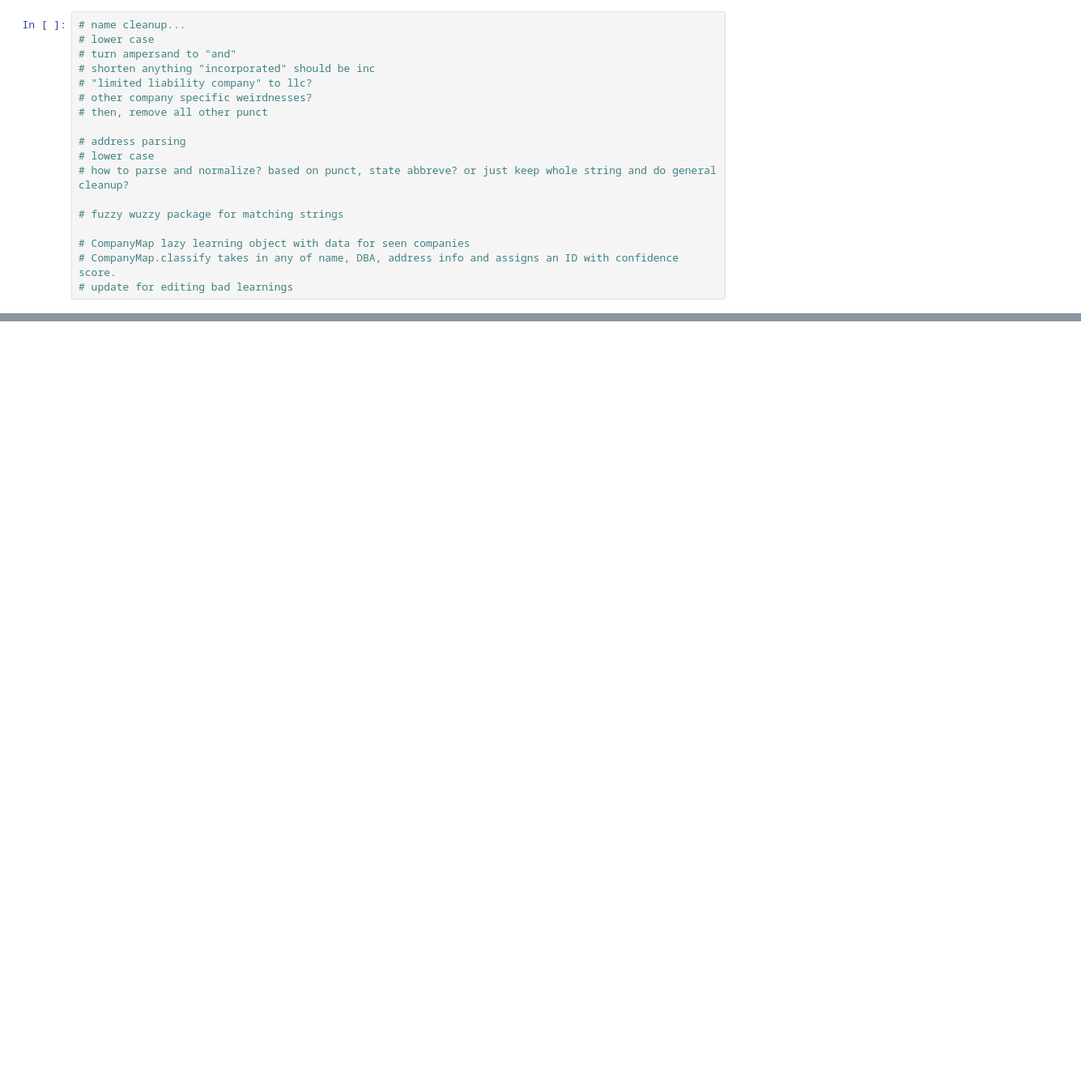
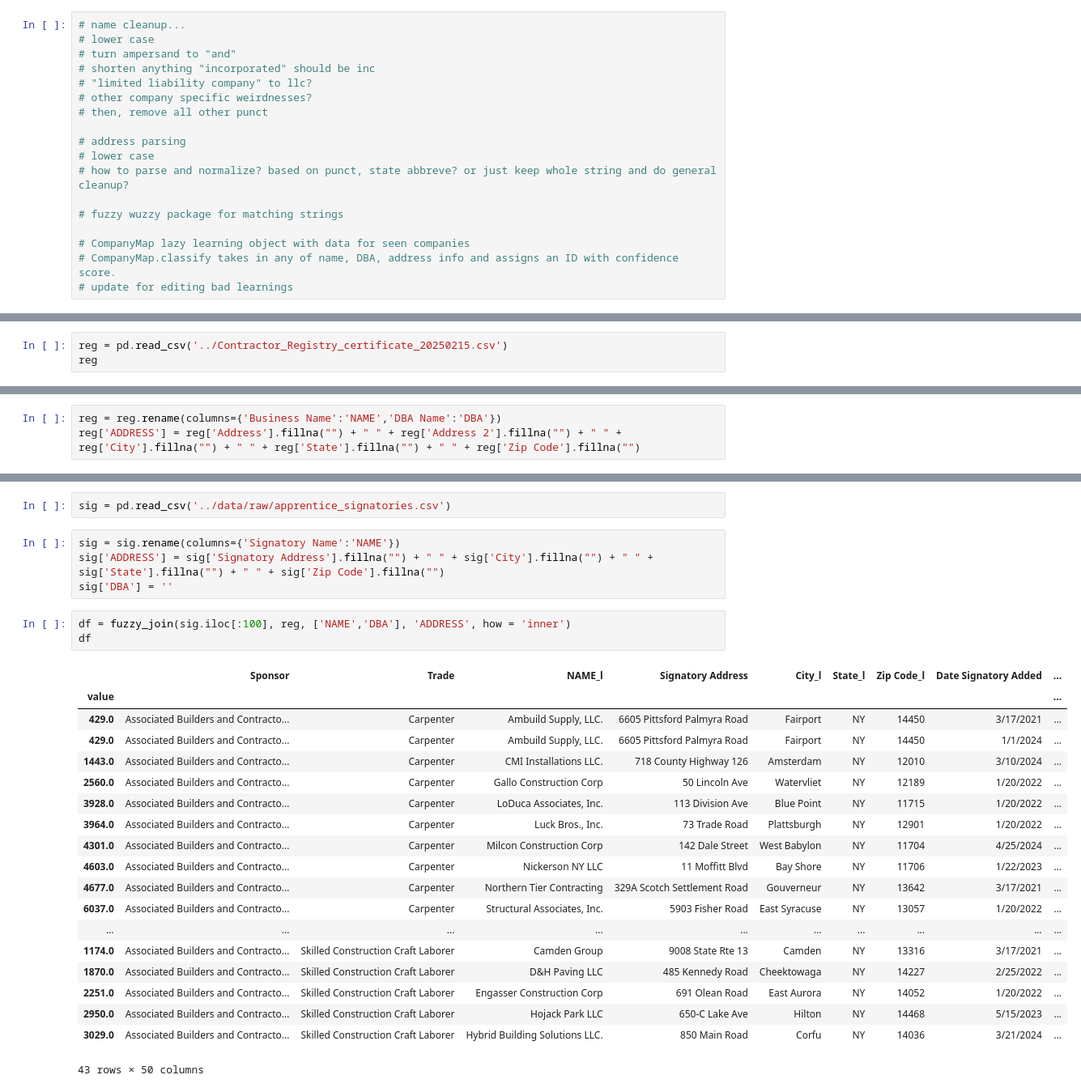
Before and after one commit to allieferas/nyffc-plab, a Jupyter notebook: notebooks/names.ipynb, the cells around one changed output, grey strips where cells are left out. Shown at 81% size. Drawn from its saved outputs; the diff is of its cells as text; blank space fills up the shorter version.

```diff
--- a/notebooks/names.ipynb
+++ b/notebooks/names.ipynb
@@ -27 +27,4 @@ from src.mapping import CompanyMap
 import pandas as pd
+# %%
+reg = pd.read_csv('../Contractor_Registry_certificate_20250215.csv')
+reg
@@ -28 +45,4 @@ import pandas as pd
+# %%
+reg = reg.rename(columns={'Business Name':'NAME','DBA Name':'DBA'})
+reg['ADDRESS'] = reg['Address'].fillna("") + " " + reg['Address 2'].fillna("") + " " + reg['City'].fillna("") + " " + reg['State'].fillna("") + " " + reg['Zip Code'].fillna("")
 # %%
@@ -51,0 +82,29 @@ Name: match_indices, Length: 207, dtype: object
+# %%
+sig = pd.read_csv('../data/raw/apprentice_signatories.csv')
+# %%
+sig = sig.rename(columns={'Signatory Name':'NAME'})
+sig['ADDRESS'] = sig['Signatory Address'].fillna("") + " " + sig['City'].fillna("") + " " + sig['State'].fillna("") + " " + sig['Zip Code'].fillna("")
+sig['DBA'] = ''
+# %%
+df = fuzzy_join(sig.iloc[:100], reg, ['NAME','DBA'], 'ADDRESS', how = 'inner')
+df
+# %% [output]
+|  | Sponsor | Trade | NAME_l | Signatory Address | City_l | State_l | Zip Code_l | Date Signatory Added | ... |
+| value |  |  |  |  |  |  |  |  | ... |
+| 429.0 | Associated Builders and Contracto... | Carpenter | Ambuild Supply, LLC. | 6605 Pittsford Palmyra Road | Fairport | NY | 14450 | 3/17/2021 | ... |
+| 429.0 | Associated Builders and Contracto... | Carpenter | Ambuild Supply, LLC. | 6605 Pittsford Palmyra Road | Fairport | NY | 14450 | 1/1/2024 | ... |
+| 1443.0 | Associated Builders and Contracto... | Carpenter | CMI Installations LLC. | 718 County Highway 126 | Amsterdam | NY | 12010 | 3/10/2024 | ... |
+| 2560.0 | Associated Builders and Contracto... | Carpenter | Gallo Construction Corp | 50 Lincoln Ave | Watervliet | NY | 12189 | 1/20/2022 | ... |
+| 3928.0 | Associated Builders and Contracto... | Carpenter | LoDuca Associates, Inc. | 113 Division Ave | Blue Point | NY | 11715 | 1/20/2022 | ... |
+| 3964.0 | Associated Builders and Contracto... | Carpenter | Luck Bros., Inc. | 73 Trade Road | Plattsburgh | NY | 12901 | 1/20/2022 | ... |
+| 4301.0 | Associated Builders and Contracto... | Carpenter | Milcon Construction Corp | 142 Dale Street | West Babylon | NY | 11704 | 4/25/2024 | ... |
+| 4603.0 | Associated Builders and Contracto... | Carpenter | Nickerson NY LLC | 11 Moffitt Blvd | Bay Shore | NY | 11706 | 1/22/2023 | ... |
+| 4677.0 | Associated Builders and Contracto... | Carpenter | Northern Tier Contracting | 329A Scotch Settlement Road | Gouverneur | NY | 13642 | 3/17/2021 | ... |
+| 6037.0 | Associated Builders and Contracto... | Carpenter | Structural Associates, Inc. | 5903 Fisher Road | East Syracuse | NY | 13057 | 1/20/2022 | ... |
+| ... | ... | ... | ... | ... | ... | ... | ... | ... | ... |
+| 1174.0 | Associated Builders and Contracto... | Skilled Construction Craft Laborer | Camden Group | 9008 State Rte 13 | Camden | NY | 13316 | 3/17/2021 | ... |
+| 1870.0 | Associated Builders and Contracto... | Skilled Construction Craft Laborer | D&H Paving LLC | 485 Kennedy Road | Cheektowaga | NY | 14227 | 2/25/2022 | ... |
+| 2251.0 | Associated Builders and Contracto... | Skilled Construction Craft Laborer | Engasser Construction Corp | 691 Olean Road | East Aurora | NY | 14052 | 1/20/2022 | ... |
+| 2950.0 | Associated Builders and Contracto... | Skilled Construction Craft Laborer | Hojack Park LLC | 650-C Lake Ave | Hilton | NY | 14468 | 5/15/2023 | ... |
+| 3029.0 | Associated Builders and Contracto... | Skilled Construction Craft Laborer | Hybrid Building Solutions LLC. | 850 Main Road | Corfu | NY | 14036 | 3/21/2024 | ... |
+43 rows × 50 columns
```
Also changed, not shown: parts of 8 cells of this notebook, 1 other file.
